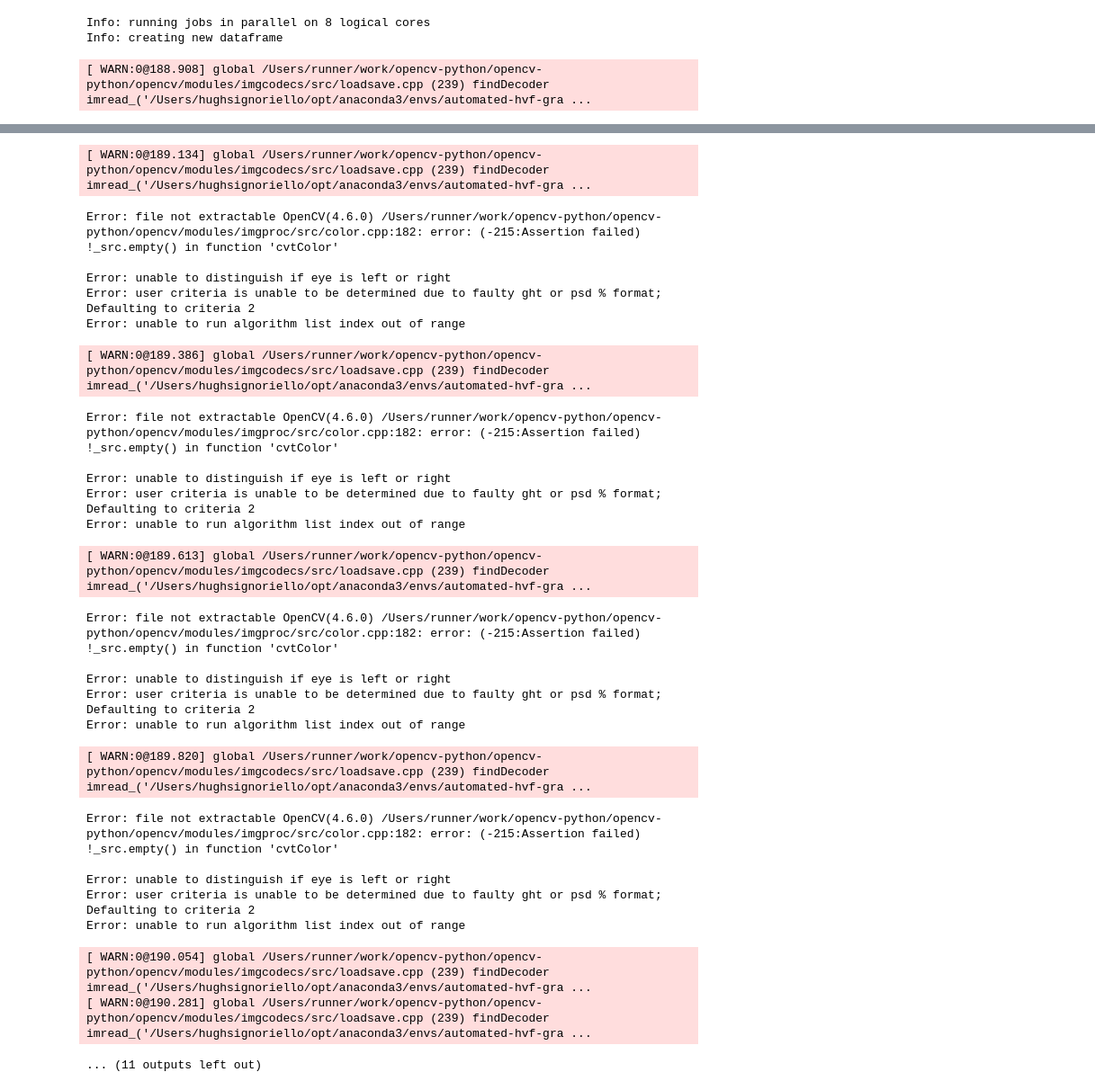
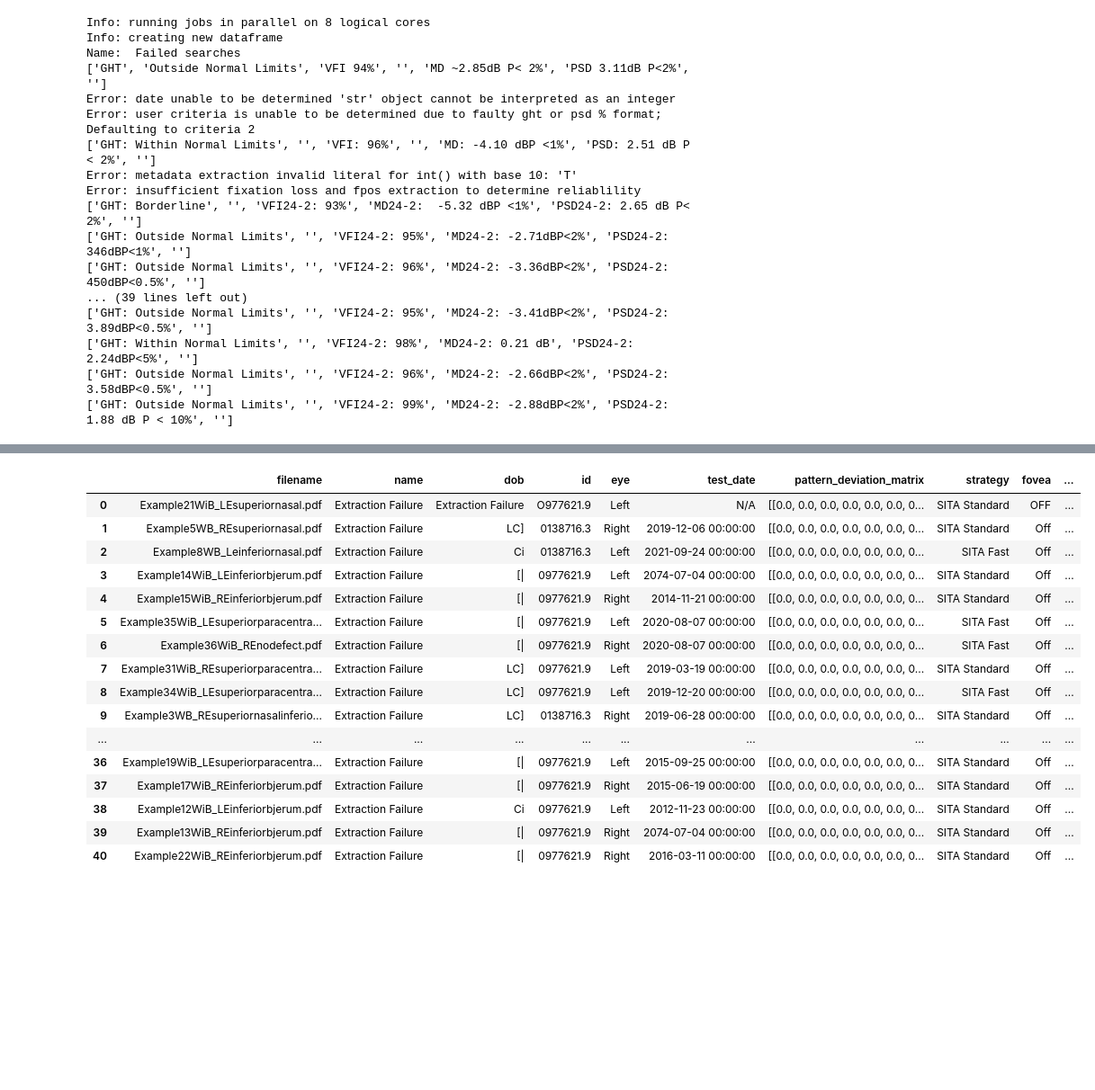
Before and after one commit to hughmancoder/Automated_Hvf_Grading, a Jupyter notebook: demo_driver.ipynb, the cells around one changed output, grey strips where cells are left out. Shown at 90% size. Saved outputs shown, nothing was run; the diff lists cells and outputs as text; code cells hidden in the pictures; blank space fills up the shorter version.

```diff
--- a/demo_driver.ipynb
+++ b/demo_driver.ipynb
@@ -18,10 +18,27 @@ sample_size = 15
 patient_id = "0034527.9"
 selected_eye = "Left"
 # %%
-# using imported helper functions from driver.py
-dfObj = driver.runParallel(path, sample_size)
+# run selected sample
+# dfObj = driver.runParallel(path, sample_size)
+
+# run all files
+dfObj = driver.runAllJobs(path)
 display(dfObj.df)
 # %% [output]
 Info: running jobs in parallel on 8 logical cores
 Info: creating new dataframe
+Name:  Failed searches
+['GHT', 'Outside Normal Limits', 'VFI 94%', '', 'MD ~2.85dB P< 2%', 'PSD 3.11dB P<2%', '']
+Error: date unable to be determined 'str' object cannot be interpreted as an integer
+Error: user criteria is unable to be determined due to faulty ght or psd % format; Defaulting to criteria 2
+['GHT: Within Normal Limits', '', 'VFI: 96%', '', 'MD: -4.10 dBP <1%', 'PSD: 2.51 dB P < 2%', '']
+Error: metadata extraction invalid literal for int() with base 10: 'T'
+Error: insufficient fixation loss and fpos extraction to determine reliablility
+['GHT: Borderline', '', 'VFI24-2: 93%', 'MD24-2:  -5.32 dBP <1%', 'PSD24-2: 2.65 dB P< 2%', '']
+['GHT: Outside Normal Limits', '', 'VFI24-2: 95%', 'MD24-2: -2.71dBP<2%', 'PSD24-2: 346dBP<1%', '']
+['GHT: Outside Normal Limits', '', 'VFI24-2: 96%', 'MD24-2: -3.36dBP<2%', 'PSD24-2: 450dBP<0.5%', '']
+... (39 lines left out)
+['GHT: Outside Normal Limits', '', 'VFI24-2: 95%', 'MD24-2: -3.41dBP<2%', 'PSD24-2: 3.89dBP<0.5%', '']
+['GHT: Within Normal Limits', '', 'VFI24-2: 98%', 'MD24-2: 0.21 dB', 'PSD24-2: 2.24dBP<5%', '']
+['GHT: Outside Normal Limits', '', 'VFI24-2: 96%', 'MD24-2: -2.66dBP<2%', 'PSD24-2: 3.58dBP<0.5%', '']
+['GHT: Outside Normal Limits', '', 'VFI24-2: 99%', 'MD24-2: -2.88dBP<2%', 'PSD24-2: 1.88 dB P < 10%', '']
-[ WARN:0@188.908] global /Users/runner/work/opencv-python/opencv-python/opencv/modules/imgcodecs/src/loadsave.cpp (239) findDecoder imread_('/Users/hughsignoriello/opt/anaconda3/envs/automated-hvf-gra ...
@@ -38,27 +45,17 @@ Error: unable to run algorithm list index out of range
-[ WARN:0@189.134] global /Users/runner/work/opencv-python/opencv-python/opencv/modules/imgcodecs/src/loadsave.cpp (239) findDecoder imread_('/Users/hughsignoriello/opt/anaconda3/envs/automated-hvf-gra ...
-Error: file not extractable OpenCV(4.6.0) /Users/runner/work/opencv-python/opencv-python/opencv/modules/imgproc/src/color.cpp:182: error: (-215:Assertion failed) !_src.empty() in function 'cvtColor'
-
-Error: unable to distinguish if eye is left or right
-Error: user criteria is unable to be determined due to faulty ght or psd % format; Defaulting to criteria 2
-Error: unable to run algorithm list index out of range
-[ WARN:0@189.386] global /Users/runner/work/opencv-python/opencv-python/opencv/modules/imgcodecs/src/loadsave.cpp (239) findDecoder imread_('/Users/hughsignoriello/opt/anaconda3/envs/automated-hvf-gra ...
-Error: file not extractable OpenCV(4.6.0) /Users/runner/work/opencv-python/opencv-python/opencv/modules/imgproc/src/color.cpp:182: error: (-215:Assertion failed) !_src.empty() in function 'cvtColor'
-
-Error: unable to distinguish if eye is left or right
-Error: user criteria is unable to be determined due to faulty ght or psd % format; Defaulting to criteria 2
-Error: unable to run algorithm list index out of range
-[ WARN:0@189.613] global /Users/runner/work/opencv-python/opencv-python/opencv/modules/imgcodecs/src/loadsave.cpp (239) findDecoder imread_('/Users/hughsignoriello/opt/anaconda3/envs/automated-hvf-gra ...
-Error: file not extractable OpenCV(4.6.0) /Users/runner/work/opencv-python/opencv-python/opencv/modules/imgproc/src/color.cpp:182: error: (-215:Assertion failed) !_src.empty() in function 'cvtColor'
-
-Error: unable to distinguish if eye is left or right
-Error: user criteria is unable to be determined due to faulty ght or psd % format; Defaulting to criteria 2
-Error: unable to run algorithm list index out of range
-[ WARN:0@189.820] global /Users/runner/work/opencv-python/opencv-python/opencv/modules/imgcodecs/src/loadsave.cpp (239) findDecoder imread_('/Users/hughsignoriello/opt/anaconda3/envs/automated-hvf-gra ...
-Error: file not extractable OpenCV(4.6.0) /Users/runner/work/opencv-python/opencv-python/opencv/modules/imgproc/src/color.cpp:182: error: (-215:Assertion failed) !_src.empty() in function 'cvtColor'
-
-Error: unable to distinguish if eye is left or right
-Error: user criteria is unable to be determined due to faulty ght or psd % format; Defaulting to criteria 2
-Error: unable to run algorithm list index out of range
-[ WARN:0@190.054] global /Users/runner/work/opencv-python/opencv-python/opencv/modules/imgcodecs/src/loadsave.cpp (239) findDecoder imread_('/Users/hughsignoriello/opt/anaconda3/envs/automated-hvf-gra ...
-[ WARN:0@190.281] global /Users/runner/work/opencv-python/opencv-python/opencv/modules/imgcodecs/src/loadsave.cpp (239) findDecoder imread_('/Users/hughsignoriello/opt/anaconda3/envs/automated-hvf-gra ...
-... (11 outputs left out)
+|  | filename | name | dob | id | eye | test_date | pattern_deviation_matrix | strategy | fovea | ... |
+| 0 | Example21WiB_LEsuperiornasal.pdf | Extraction Failure | Extraction Failure | O977621.9 | Left | N/A | [[0.0, 0.0, 0.0, 0.0, 0.0, 0.0, 0... | SITA Standard | OFF | ... |
+| 1 | Example5WB_REsuperiornasal.pdf | Extraction Failure | LC] | 0138716.3 | Right | 2019-12-06 00:00:00 | [[0.0, 0.0, 0.0, 0.0, 0.0, 0.0, 0... | SITA Standard | Off | ... |
+| 2 | Example8WB_Leinferiornasal.pdf | Extraction Failure | Ci | 0138716.3 | Left | 2021-09-24 00:00:00 | [[0.0, 0.0, 0.0, 0.0, 0.0, 0.0, 0... | SITA Fast | Off | ... |
+| 3 | Example14WiB_LEinferiorbjerum.pdf | Extraction Failure | [| | 0977621.9 | Left | 2074-07-04 00:00:00 | [[0.0, 0.0, 0.0, 0.0, 0.0, 0.0, 0... | SITA Standard | Off | ... |
+| 4 | Example15WiB_REinferiorbjerum.pdf | Extraction Failure | [| | 0977621.9 | Right | 2014-11-21 00:00:00 | [[0.0, 0.0, 0.0, 0.0, 0.0, 0.0, 0... | SITA Standard | Off | ... |
+| 5 | Example35WiB_LEsuperiorparacentra... | Extraction Failure | [| | 0977621.9 | Left | 2020-08-07 00:00:00 | [[0.0, 0.0, 0.0, 0.0, 0.0, 0.0, 0... | SITA Fast | Off | ... |
+| 6 | Example36WiB_REnodefect.pdf | Extraction Failure | [| | 0977621.9 | Right | 2020-08-07 00:00:00 | [[0.0, 0.0, 0.0, 0.0, 0.0, 0.0, 0... | SITA Fast | Off | ... |
+| 7 | Example31WiB_REsuperiorparacentra... | Extraction Failure | LC] | 0977621.9 | Left | 2019-03-19 00:00:00 | [[0.0, 0.0, 0.0, 0.0, 0.0, 0.0, 0... | SITA Standard | Off | ... |
+| 8 | Example34WiB_LEsuperiorparacentra... | Extraction Failure | LC] | 0977621.9 | Left | 2019-12-20 00:00:00 | [[0.0, 0.0, 0.0, 0.0, 0.0, 0.0, 0... | SITA Fast | Off | ... |
+| 9 | Example3WB_REsuperiornasalinferio... | Extraction Failure | LC] | 0138716.3 | Right | 2019-06-28 00:00:00 | [[0.0, 0.0, 0.0, 0.0, 0.0, 0.0, 0... | SITA Standard | Off | ... |
+| ... | ... | ... | ... | ... | ... | ... | ... | ... | ... | ... |
+| 36 | Example19WiB_LEsuperiorparacentra... | Extraction Failure | [| | 0977621.9 | Left | 2015-09-25 00:00:00 | [[0.0, 0.0, 0.0, 0.0, 0.0, 0.0, 0... | SITA Standard | Off | ... |
+| 37 | Example17WiB_REinferiorbjerum.pdf | Extraction Failure | [| | 0977621.9 | Right | 2015-06-19 00:00:00 | [[0.0, 0.0, 0.0, 0.0, 0.0, 0.0, 0... | SITA Standard | Off | ... |
+| 38 | Example12WiB_LEinferiorbjerum.pdf | Extraction Failure | Ci | 0977621.9 | Left | 2012-11-23 00:00:00 | [[0.0, 0.0, 0.0, 0.0, 0.0, 0.0, 0... | SITA Standard | Off | ... |
+| 39 | Example13WiB_REinferiorbjerum.pdf | Extraction Failure | [| | 0977621.9 | Right | 2074-07-04 00:00:00 | [[0.0, 0.0, 0.0, 0.0, 0.0, 0.0, 0... | SITA Standard | Off | ... |
+| 40 | Example22WiB_REinferiorbjerum.pdf | Extraction Failure | [| | 0977621.9 | Right | 2016-03-11 00:00:00 | [[0.0, 0.0, 0.0, 0.0, 0.0, 0.0, 0... | SITA Standard | Off | ... |
```
Also changed, not shown: parts of 4 cells of this notebook, 9 other files.
